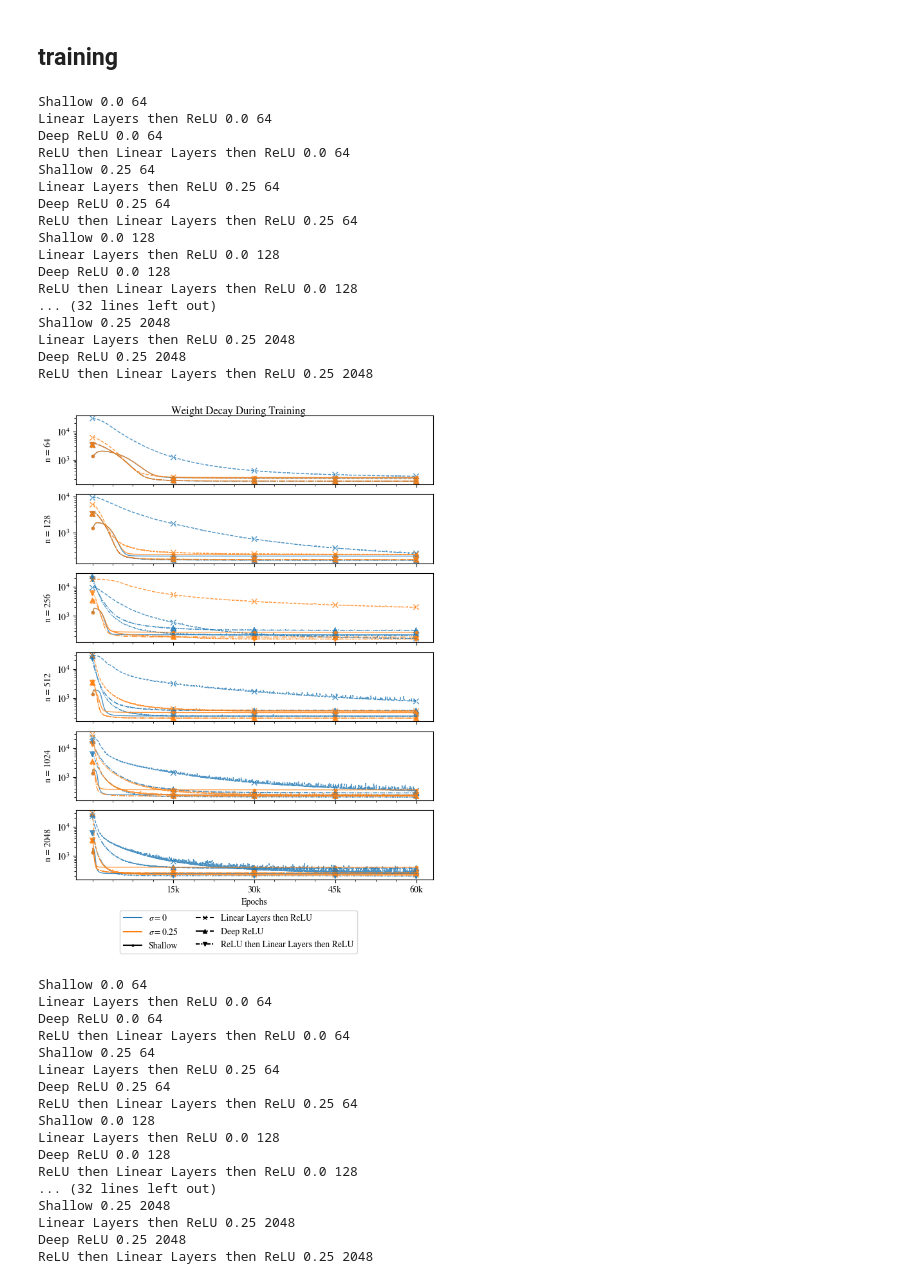
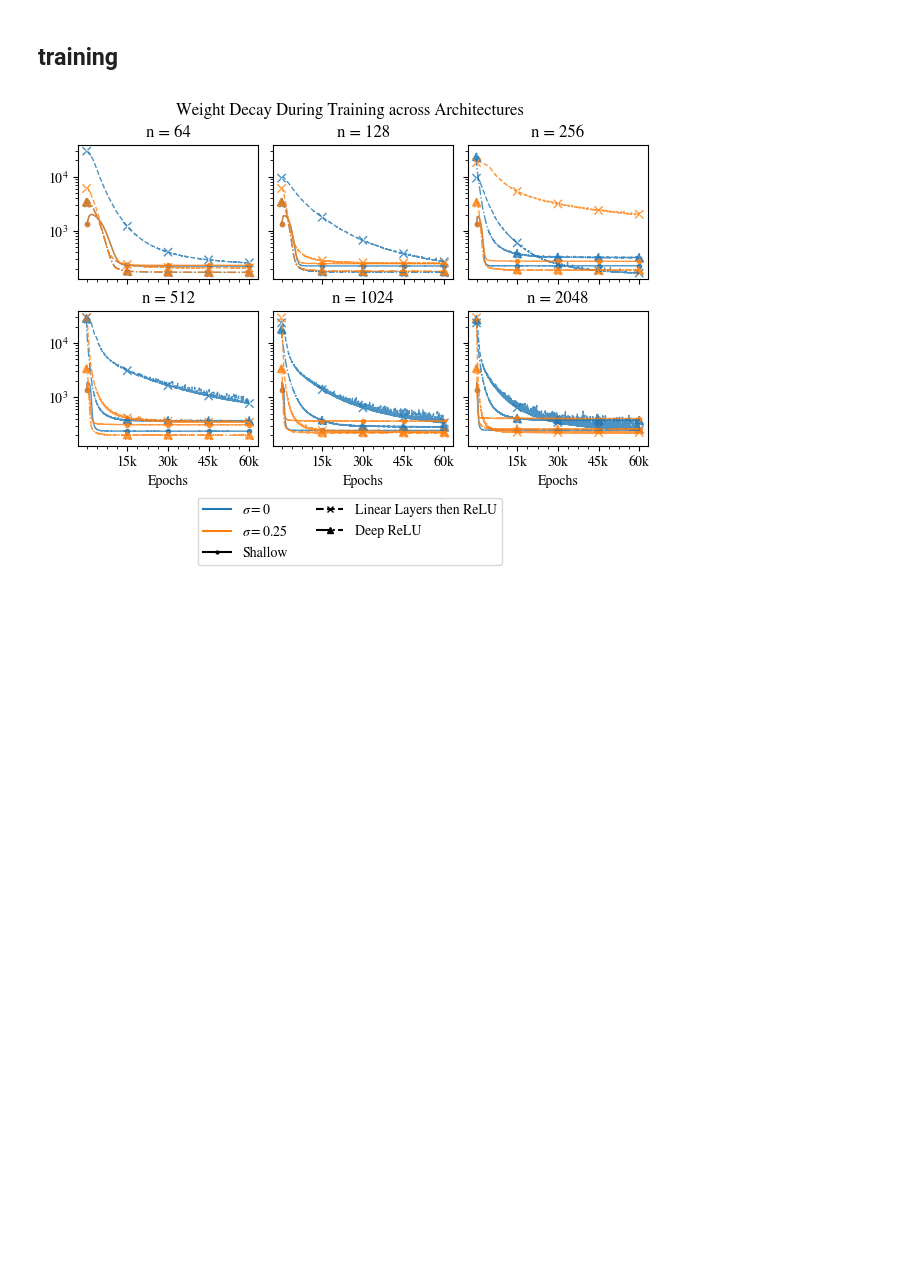
Before and after one commit to suzannastep/linear_layers_experiments, a Jupyter notebook: figs/plotting_results_different_architectures.ipynb, the cells around one changed output. Saved outputs shown, nothing was run; the diff lists cells and outputs as text; code cells hidden in the pictures; blank space fills up the shorter version.

```diff
--- a/figs/plotting_results_different_architectures.ipynb
+++ b/figs/plotting_results_different_architectures.ipynb
@@ -39,7 +38,7 @@ array(['Shallow', 'standard', 'relus', 'middlelinear'], dtype=object)
 # %%
 res.loc[res.Activations == "standard","Activations"] = "Linear Layers then ReLU"
 res.loc[res.Activations == "relus","Activations"] = "Deep ReLU"
-res.loc[res.Activations == "middlelinear","Activations"] = "ReLU then Linear Layers then ReLU"
+# res.loc[res.Activations == "middlelinear","Activations"] = "ReLU then Linear Layers then ReLU"
 # %%
 res.Activations.unique()
 # %% [output]
@@ -275,13 +272,13 @@ linestyles = {
     "Shallow":"-",
     "Linear Layers then ReLU":"--",
     'Deep ReLU':"-.",
-    'ReLU then Linear Layers then ReLU':(0, (3, 1, 1, 1, 1, 1))
+    # 'ReLU then Linear Layers then ReLU':(0, (3, 1, 1, 1, 1, 1))
 }
 markers = {
     "Shallow":".",
     "Linear Layers then ReLU":"x",
     'Deep ReLU':"^",
-    'ReLU then Linear Layers then ReLU':"v"
+    # 'ReLU then Linear Layers then ReLU':"v"
 }
 # %% [markdown]
 ### generalization
@@ -357,7 +354,8 @@ handles += [
 handles += [Line2D([0], [0], color='k', ls=':', label=r"effective rank tolerance, $\varepsilon = 10^{-3}$")]
 
 ranktol = 1e-3
-f, ax = plt.subplots(nrows=2, ncols=3, sharex=True, sharey=True, figsize=(columnwidth,7))#,5.75))
+f, ax = plt.subplots(nrows=2, ncols=3, sharex=True, sharey=True, figsize=(columnwidth,4.25))#,5.75))
+r = 1
 for activation in res.Activations.unique():
     for nnum,n in enumerate(res.n.unique()):
         row = nnum // 3
@@ -376,11 +374,11 @@ for activation in res.Activations.unique():
         ax[row,col].axhline(y=ranktol, color='k', linestyle=':',alpha=1, label = r"effective rank tolerance, $\varepsilon = 10^{-3}$")
         ax[row,col].set_xticks(list(range(4,20,5)),list(range(5,21,5)))
         ax[0,0].set_yticks([10**p for p in range(-9,3,2)])
-        ax[row,col].set_title(rf"$n={n}$")
+        ax[row,col].set_title(rf"$r={r},n={n}$")
         ax[-1,col].set_xlabel(rf"Index, $k$")
         ax[row,col].set_ylim(10**(-9),10**(2.5))
 f.legend(handles=handles, ncol=2, loc = 'upper center', bbox_to_anchor=(0.5,0.01))
-plt.suptitle(r"Singular Values of Trained Networks, $\sigma_k(\hat{f})$")
+plt.suptitle(r"Singular Values of Trained Networks, $\sigma_k(\hat{f})$, across Architectures")
 plt.tight_layout(pad=0.5,h_pad=1.08, w_pad=1.08)
 plt.savefig("architecture_comparison"+f"_labelnoise_sv.pdf",dpi=300, bbox_inches='tight')
 plt.show()
@@ -416,7 +414,7 @@ handles += [
 ]
 
 #active subspace error plot
-f, ax = plt.subplots(ncols=2,nrows=1, sharex=True, sharey=False, figsize=(columnwidth,4.25))
+f, ax = plt.subplots(ncols=2,nrows=1, sharex=True, sharey=False, figsize=(columnwidth,2.75))
 for col,metric in enumerate([r"Effective Index Rank, $\varepsilon = 10^{-3}$","Principal Angle (Degrees)"]):
     for sigma in res.sigma.unique():
         print(sigma)
@@ -442,7 +440,7 @@ for col,metric in enumerate([r"Effective Index Rank, $\varepsilon = 10^{-3}$","P
     ax[1].set_xlabel("Number of training samples ($n$)")
     ax[col].minorticks_on()
 f.legend(handles=handles, ncol=2, loc = 'upper center', bbox_to_anchor=(0.5,0.03))
-plt.suptitle(f"Active Subspaces")
+plt.suptitle(f"Active Subspaces across Architectures")
 plt.tight_layout(pad=0.5,h_pad=0.5, w_pad=0.5)
 plt.savefig("architecture_comparison"+f"Active Subspaces.pdf",dpi=300,bbox_inches='tight')
 plt.show()
@@ -459,76 +457,43 @@ handles = [
     Line2D([0], [0], color=color, ls='-', label=rf"$\sigma =${sigma}") for sigma,color in colors.items()
 ]
 handles += [
     Line2D([0], [0], color='k', ls=linestyles[activation], label=activation, marker = markers[activation], markersize=markersize) for activation in res.Activations.unique()
 ]
 
 #training time plot
 for metric in ["Weight Decay","Train MSE"]:
-    f, ax = plt.subplots(nrows=len(res.n.unique()), sharex=True, sharey=False, figsize=(columnwidth,8))
-    for row,n in enumerate(res.n.unique()):
+    f, ax = plt.subplots(ncols=3,nrows=len(res.n.unique())//3, sharex=True, sharey=True, figsize=(columnwidth,4))
+    for nnum,n in enumerate(res.n.unique()):
+        row = nnum//3
+        col = nnum % 3
         for sigma in res.sigma.unique():
             for activation in res.Activations.unique():
                 curr = bestres[(bestres.Activations == activation) * (bestres.sigma == sigma) * (bestres.n == n)]
-                print(activation,sigma,n)
                 assert curr[metric].shape[0] == 1 # make sure there's only one row
                 values_to_plot = curr[metric].iloc[0]
                 epochs = len(values_to_plot)
-                ax[row].plot(np.arange(epochs),values_to_plot,
+                ax[row,col].plot(np.arange(epochs),values_to_plot,
                                     linestyle=linestyles[activation],
                                     color=colors[sigma],
                                     linewidth = 1,
                                     alpha=0.8)
-                ax[row].scatter(np.arange(epochs)[::15_000],values_to_plot[::15_000],
+                ax[row,col].scatter(np.arange(epochs)[::15_000],values_to_plot[::15_000],
                                     linestyle=linestyles[activation],
                                     color=colors[sigma],
                                     marker=markers[activation],
                                     linewidth = 1,
                                     alpha=0.8)
             #plot set up
-            ax[row].set_ylabel(f"n = {n}")
-            ax[row].set_yscale("log",base=10)
-            ax[row].minorticks_on()
-            ax[-1].set_xlabel("Epochs")
+            ax[row,col].set_title(f"n = {n}")
+            ax[row,col].set_yscale("log",base=10)
+            ax[row,col].minorticks_on()
+            ax[-1,col].set_xlabel("Epochs")
             ticks = np.arange(15_000,epochs,step=15_000)
-            ax[-1].set_xticks(ticks=ticks, labels=[str(t)[:-3]+'k' for t in ticks])
+            ax[-1,col].set_xticks(ticks=ticks, labels=[str(t)[:-3]+'k' for t in ticks])
     f.legend(handles=handles, ncol=2, loc = 'upper center', bbox_to_anchor=(0.5,0.01))
-    plt.suptitle(metric+" During Training")
+    plt.suptitle(metric+" During Training across Architectures")
     plt.tight_layout(pad=0.5,h_pad=0.5, w_pad=0.5)
     plt.savefig("architecture_comparison"+metric+"training.pdf",dpi=300,bbox_inches='tight')
     plt.show()
 # %% [output]
-Shallow 0.0 64
-Linear Layers then ReLU 0.0 64
-Deep ReLU 0.0 64
-ReLU then Linear Layers then ReLU 0.0 64
-Shallow 0.25 64
-Linear Layers then ReLU 0.25 64
-Deep ReLU 0.25 64
-ReLU then Linear Layers then ReLU 0.25 64
-Shallow 0.0 128
-Linear Layers then ReLU 0.0 128
-Deep ReLU 0.0 128
-ReLU then Linear Layers then ReLU 0.0 128
-... (32 lines left out)
-Shallow 0.25 2048
-Linear Layers then ReLU 0.25 2048
-Deep ReLU 0.25 2048
-ReLU then Linear Layers then ReLU 0.25 2048
-[figure, old version]
+[figure, new version]
-Shallow 0.0 64
-Linear Layers then ReLU 0.0 64
-Deep ReLU 0.0 64
-ReLU then Linear Layers then ReLU 0.0 64
-Shallow 0.25 64
-Linear Layers then ReLU 0.25 64
-Deep ReLU 0.25 64
-ReLU then Linear Layers then ReLU 0.25 64
-Shallow 0.0 128
-Linear Layers then ReLU 0.0 128
-Deep ReLU 0.0 128
-ReLU then Linear Layers then ReLU 0.0 128
-... (32 lines left out)
-Shallow 0.25 2048
-Linear Layers then ReLU 0.25 2048
-Deep ReLU 0.25 2048
-ReLU then Linear Layers then ReLU 0.25 2048
```
Also changed, not shown: parts of 20 cells of this notebook, 7 other files.
